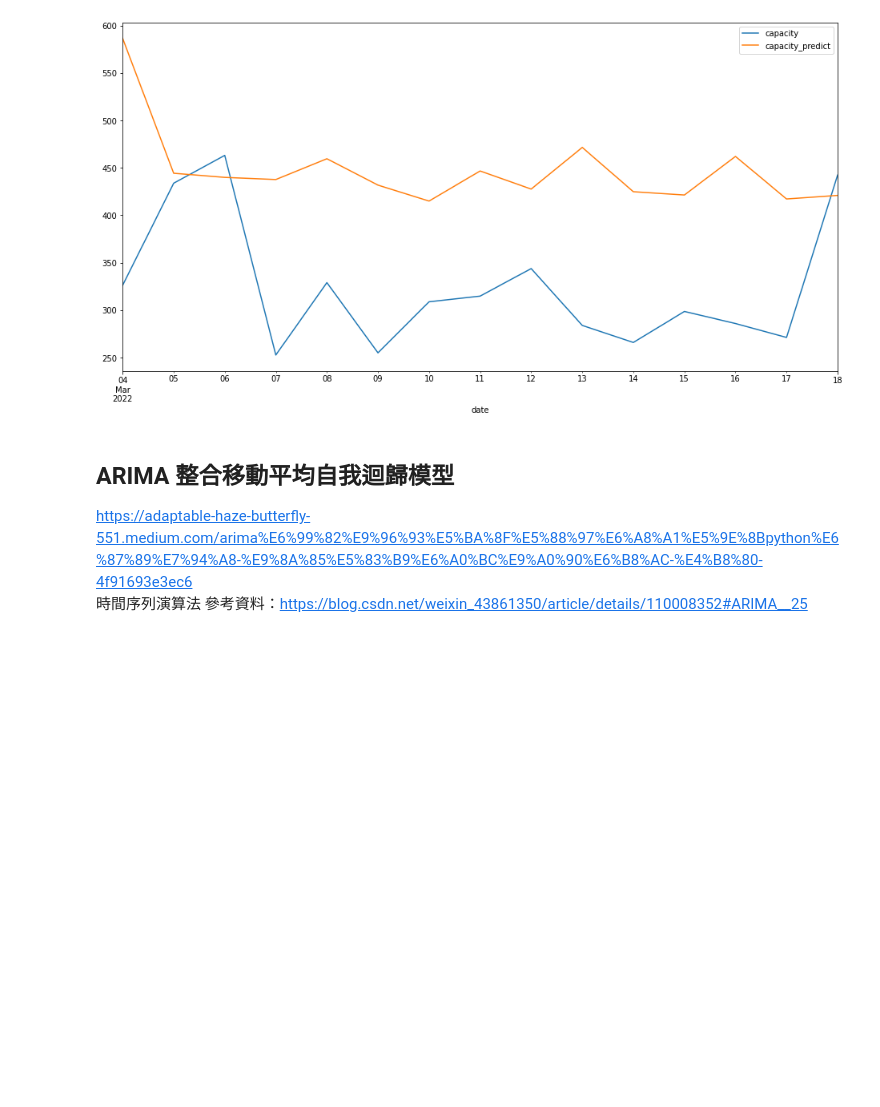
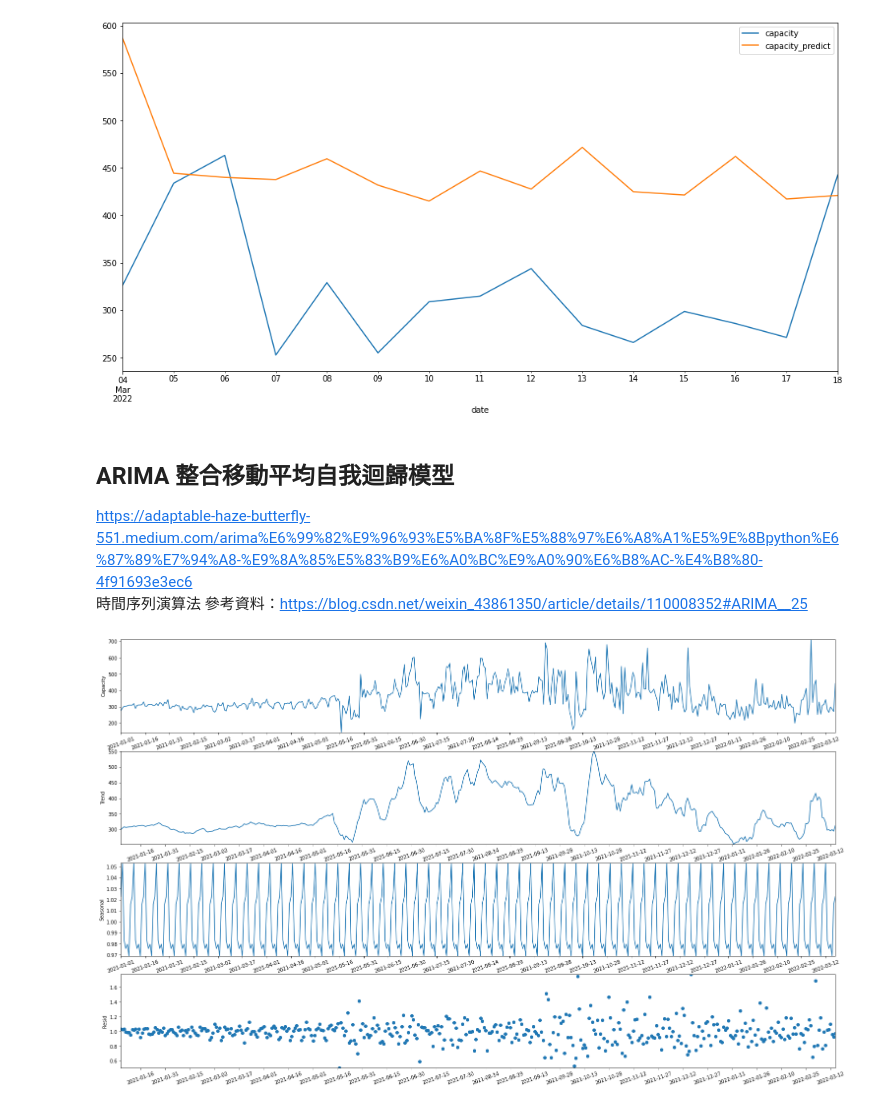
Before and after one commit to How-Wang/Electricity_Forecasting, a Jupyter notebook: DSAI_HW1_Electricity_Forecasting.ipynb, the cells around one changed output. Drawn from its saved outputs; the diff is of its cells as text; code cells hidden in the pictures; blank space fills up the shorter version.

Commit message:
Add ARIMA algorithm

```diff
--- a/DSAI_HW1_Electricity_Forecasting.ipynb
+++ b/DSAI_HW1_Electricity_Forecasting.ipynb
@@ -207,2 +210,32 @@ test_result_df.plot(label='test_data', figsize=(16,8))
 https://adaptable-haze-butterfly-551.medium.com/arima%E6%99%82%E9%96%93%E5%BA%8F%E5%88%97%E6%A8%A1%E5%9E%8Bpython%E6%87%89%E7%94%A8-%E9%8A%85%E5%83%B9%E6%A0%BC%E9%A0%90%E6%B8%AC-%E4%B8%80-4f91693e3ec6
 時間序列演算法 參考資料：https://blog.csdn.net/weixin_43861350/article/details/110008352#ARIMA__25
+# %%
+arima_data = data_cat['capacity']
+# result = sm.tsa.seasonal_decompose(arima_data) # , freq=3
+result = seasonal_decompose(arima_data, model="multiplicative") # , freq=3
+plt.figure(figsize=(26,16))
+plt.subplot(4,1,1)
+plt.plot(result.observed, label="Copper Future")
+plt.ylabel("Capacity")
+plt.xticks(data_cat.index[::15], rotation=20) #調整x軸刻度的呈現(每隔12個)
+plt.margins(0)
+
+plt.subplot(4,1,2)
+plt.plot(result.trend)
+plt.ylabel("Trend")
+plt.xticks(data_cat.index[::15], rotation=20)
+plt.margins(0)
+
+plt.subplot(4,1,3)
+plt.plot(result.seasonal)
+plt.ylabel("Seasonal")
+plt.xticks(data_cat.index[::15], rotation=20)
+plt.margins(0)
+
+plt.subplot(4,1,4)
+plt.scatter(data_cat.index,result.resid)
+plt.ylabel("Resid")
+plt.xticks(data_cat.index[::15], rotation=20)
+plt.margins(0)  #拆成四個subplot以利調整圖片間距、x軸刻度的呈現
+# %% [output]
+[figure, added]
```
Also changed, not shown: parts of 12 cells of this notebook.
